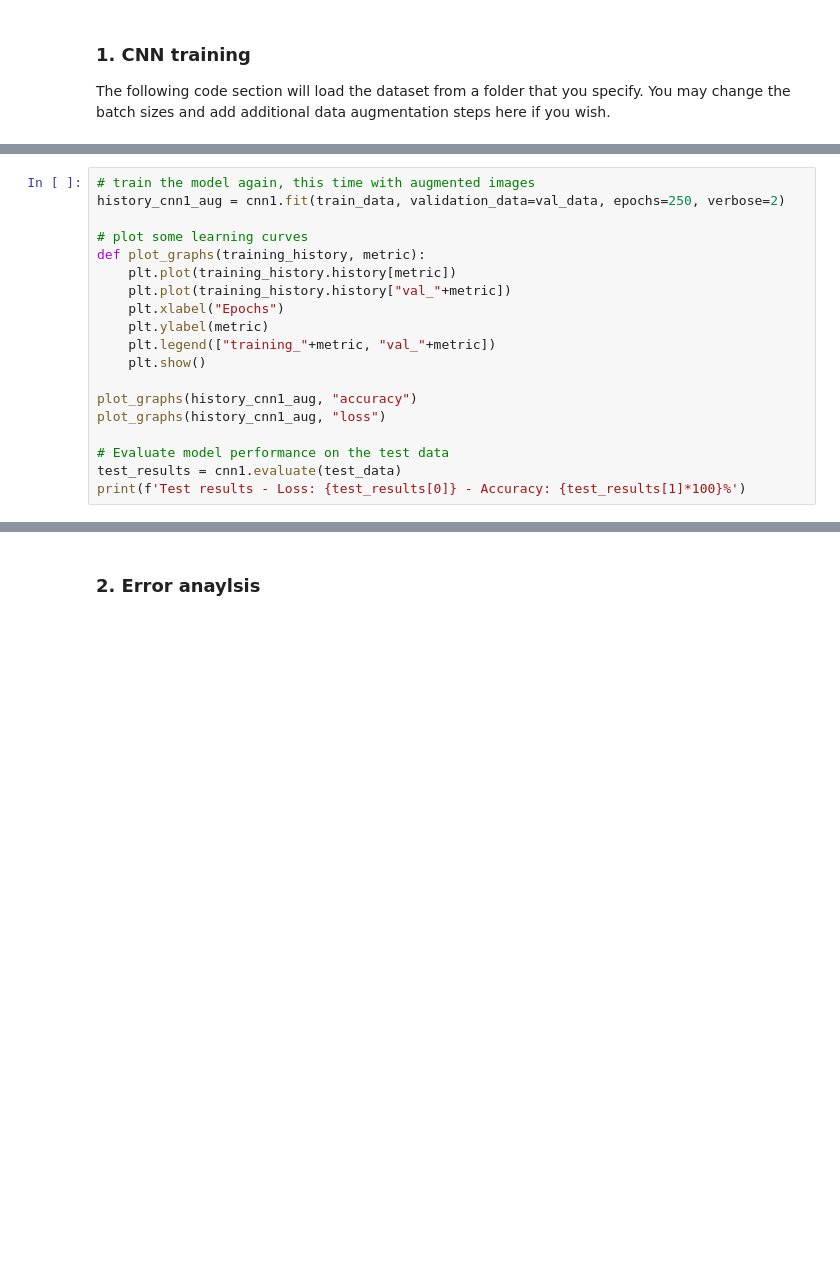
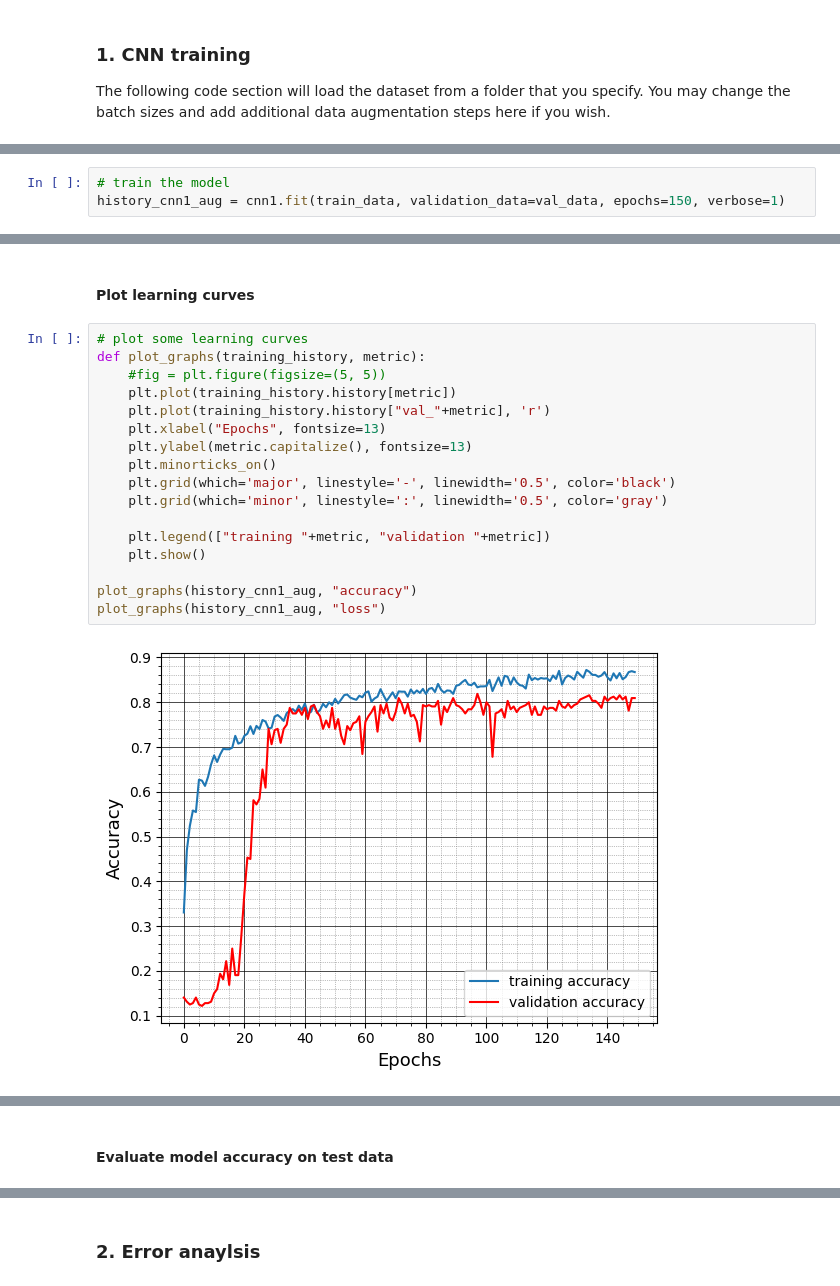
Before and after one commit to tsultan16/COMP90086_Assignment2, a Jupyter notebook: COMP90086_asst2_2023_copy.ipynb, the cells around one changed output, grey strips where cells are left out. Saved outputs shown, nothing was run; the diff lists cells and outputs as text; blank space fills up the shorter version.

```diff
--- a/COMP90086_asst2_2023_copy.ipynb
+++ b/COMP90086_asst2_2023_copy.ipynb
@@ -175,20 +145,4 @@ Your kernel may have been built without NUMA support.
 # %%
-# train the model again, this time with augmented images
-history_cnn1_aug = cnn1.fit(train_data, validation_data=val_data, epochs=250, verbose=2)
-
-# plot some learning curves
-def plot_graphs(training_history, metric):
-    plt.plot(training_history.history[metric])
-    plt.plot(training_history.history["val_"+metric])
-    plt.xlabel("Epochs")
-    plt.ylabel(metric)
-    plt.legend(["training_"+metric, "val_"+metric])
-    plt.show()
-
-plot_graphs(history_cnn1_aug, "accuracy")
-plot_graphs(history_cnn1_aug, "loss")
-
-# Evaluate model performance on the test data
-test_results = cnn1.evaluate(test_data)
-print(f'Test results - Loss: {test_results[0]} - Accuracy: {test_results[1]*100}%')
+# train the model
+history_cnn1_aug = cnn1.fit(train_data, validation_data=val_data, epochs=150, verbose=1)
 # %% [output]
@@ -203,0 +173,21 @@ Epoch 1/250
+# %% [markdown]
+#### Plot learning curves
+# %%
+# plot some learning curves
+def plot_graphs(training_history, metric):
+    #fig = plt.figure(figsize=(5, 5))
+    plt.plot(training_history.history[metric])
+    plt.plot(training_history.history["val_"+metric], 'r')
+    plt.xlabel("Epochs", fontsize=13)
+    plt.ylabel(metric.capitalize(), fontsize=13)
+    plt.minorticks_on()
+    plt.grid(which='major', linestyle='-', linewidth='0.5', color='black')
+    plt.grid(which='minor', linestyle=':', linewidth='0.5', color='gray')
+
+    plt.legend(["training "+metric, "validation "+metric])
+    plt.show()
+
+plot_graphs(history_cnn1_aug, "accuracy")
+plot_graphs(history_cnn1_aug, "loss")
+# %% [output]
+[figure, added]
@@ -203,0 +195,2 @@ Epoch 1/250
+# %% [markdown]
+#### Evaluate model accuracy on test data
```
Also changed, not shown: parts of 43 cells of this notebook.
